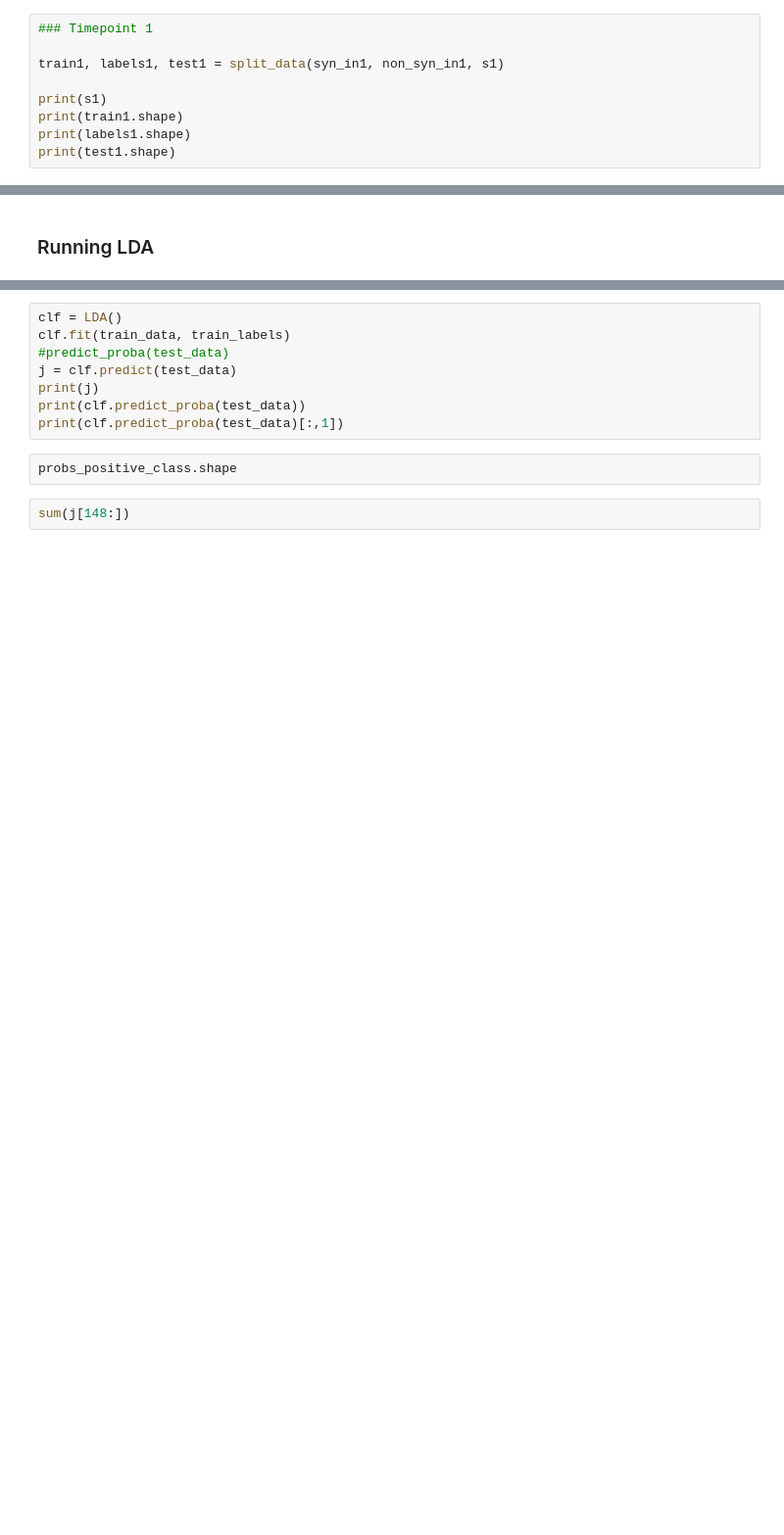
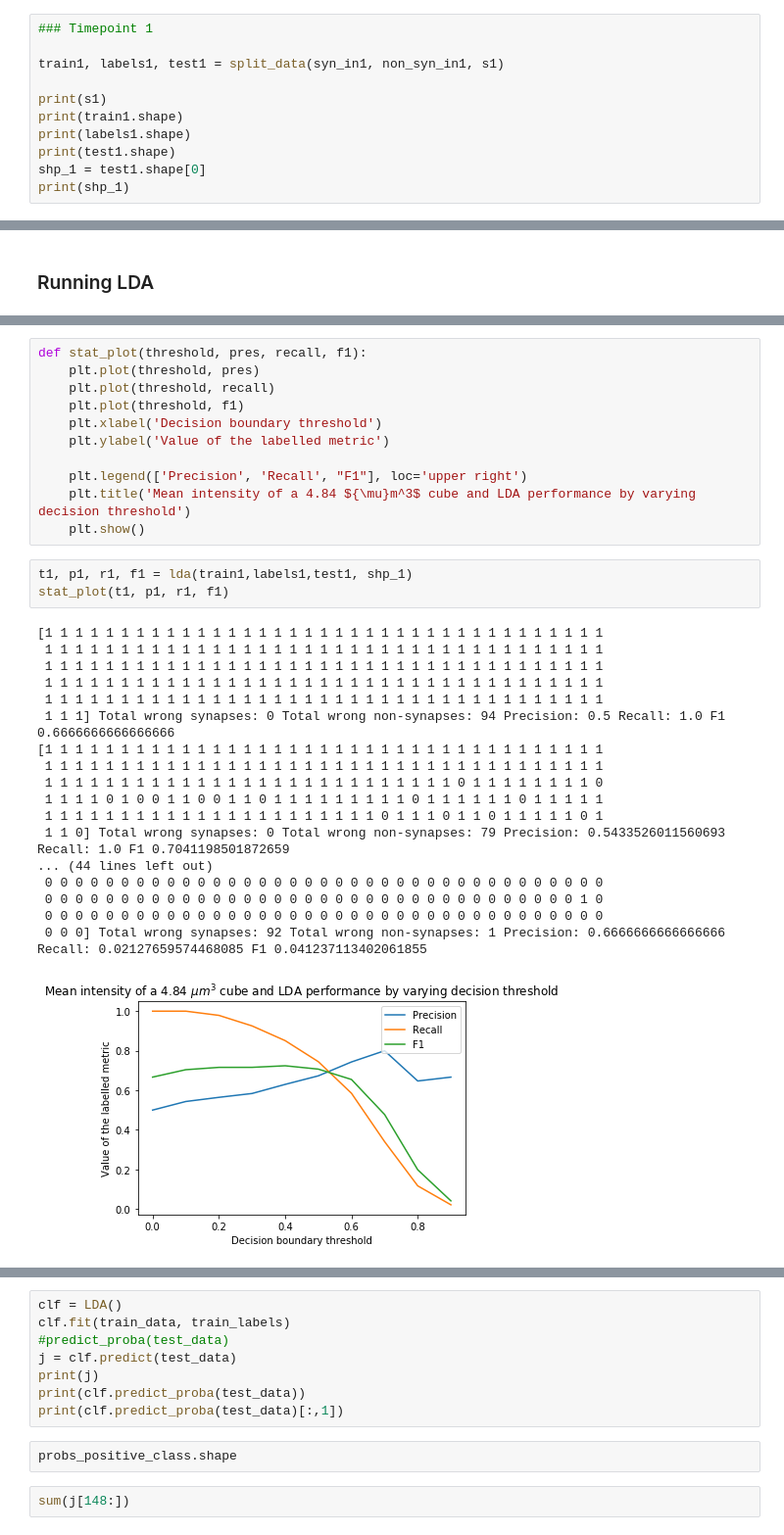
Before and after one commit to NeuroDataDesign/LIDS, a Jupyter notebook: src/demo/demo_lda.ipynb, the cells around one changed output, grey strips where cells are left out. Shown: that part at 98% size. Cells and saved outputs as stored; diff of their text form; blank space fills up the shorter version.

```diff
--- a/src/demo/demo_lda.ipynb
+++ b/src/demo/demo_lda.ipynb
@@ -279,4 +279,6 @@ print(s1)
 print(train1.shape)
 print(labels1.shape)
 print(test1.shape)
+shp_1 = test1.shape[0]
+print(shp_1)
 # %% [output]
@@ -372,0 +385,33 @@ plt.show()
+# %%
+def stat_plot(threshold, pres, recall, f1):
+    plt.plot(threshold, pres)
+    plt.plot(threshold, recall)
+    plt.plot(threshold, f1)
+    plt.xlabel('Decision boundary threshold')
+    plt.ylabel('Value of the labelled metric')
+
+    plt.legend(['Precision', 'Recall', "F1"], loc='upper right')
+    plt.title('Mean intensity of a 4.84 ${\mu}m^3$ cube and LDA performance by varying decision threshold')
+    plt.show()
+# %%
+t1, p1, r1, f1 = lda(train1,labels1,test1, shp_1)
+stat_plot(t1, p1, r1, f1)
+# %% [output]
+[1 1 1 1 1 1 1 1 1 1 1 1 1 1 1 1 1 1 1 1 1 1 1 1 1 1 1 1 1 1 1 1 1 1 1 1 1
+ 1 1 1 1 1 1 1 1 1 1 1 1 1 1 1 1 1 1 1 1 1 1 1 1 1 1 1 1 1 1 1 1 1 1 1 1 1
+ 1 1 1 1 1 1 1 1 1 1 1 1 1 1 1 1 1 1 1 1 1 1 1 1 1 1 1 1 1 1 1 1 1 1 1 1 1
+ 1 1 1 1 1 1 1 1 1 1 1 1 1 1 1 1 1 1 1 1 1 1 1 1 1 1 1 1 1 1 1 1 1 1 1 1 1
+ 1 1 1 1 1 1 1 1 1 1 1 1 1 1 1 1 1 1 1 1 1 1 1 1 1 1 1 1 1 1 1 1 1 1 1 1 1
+ 1 1 1] Total wrong synapses: 0 Total wrong non-synapses: 94 Precision: 0.5 Recall: 1.0 F1 0.6666666666666666
+[1 1 1 1 1 1 1 1 1 1 1 1 1 1 1 1 1 1 1 1 1 1 1 1 1 1 1 1 1 1 1 1 1 1 1 1 1
+ 1 1 1 1 1 1 1 1 1 1 1 1 1 1 1 1 1 1 1 1 1 1 1 1 1 1 1 1 1 1 1 1 1 1 1 1 1
+ 1 1 1 1 1 1 1 1 1 1 1 1 1 1 1 1 1 1 1 1 1 1 1 1 1 1 1 0 1 1 1 1 1 1 1 1 0
+ 1 1 1 1 0 1 0 0 1 1 0 0 1 1 0 1 1 1 1 1 1 1 1 1 0 1 1 1 1 1 1 0 1 1 1 1 1
+ 1 1 1 1 1 1 1 1 1 1 1 1 1 1 1 1 1 1 1 1 1 1 0 1 1 1 0 1 1 0 1 1 1 1 1 0 1
+ 1 1 0] Total wrong synapses: 0 Total wrong non-synapses: 79 Precision: 0.5433526011560693 Recall: 1.0 F1 0.7041198501872659
+... (44 lines left out)
+ 0 0 0 0 0 0 0 0 0 0 0 0 0 0 0 0 0 0 0 0 0 0 0 0 0 0 0 0 0 0 0 0 0 0 0 0 0
+ 0 0 0 0 0 0 0 0 0 0 0 0 0 0 0 0 0 0 0 0 0 0 0 0 0 0 0 0 0 0 0 0 0 0 0 1 0
+ 0 0 0 0 0 0 0 0 0 0 0 0 0 0 0 0 0 0 0 0 0 0 0 0 0 0 0 0 0 0 0 0 0 0 0 0 0
+ 0 0 0] Total wrong synapses: 92 Total wrong non-synapses: 1 Precision: 0.6666666666666666 Recall: 0.02127659574468085 F1 0.041237113402061855
+[figure, added]
```
Also changed, not shown: parts of 9 cells of this notebook.
